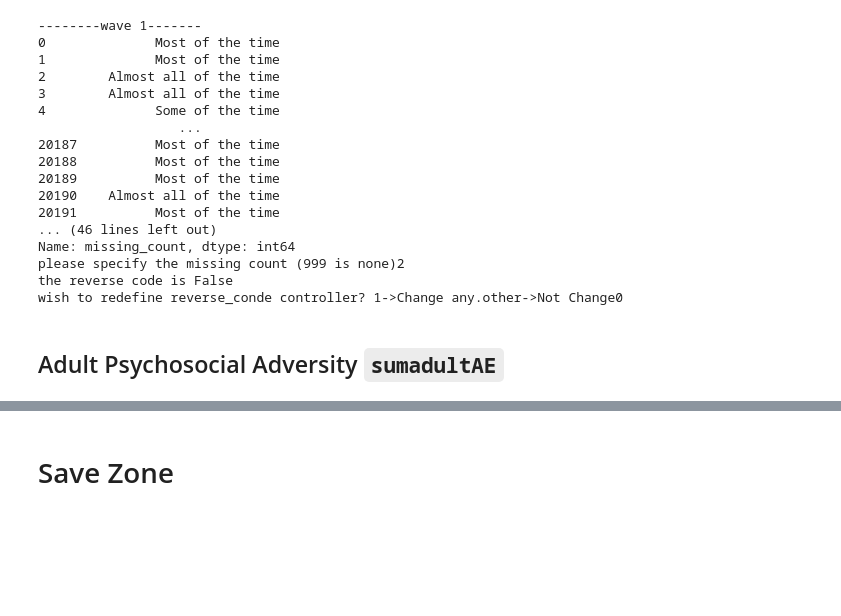
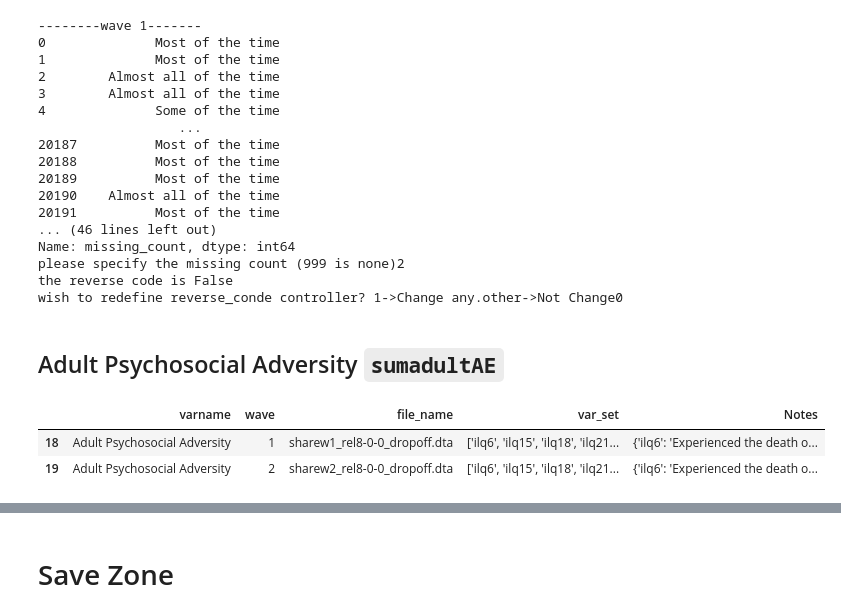
Before and after one commit to vallerrr/Mortality_prediction_cross_countries, a Jupyter notebook: data_preprocess_src/SHARE_Recode.ipynb, the cells around one changed output, grey strips where cells are left out. Drawn from its saved outputs; the diff is of its cells as text; code cells hidden in the pictures; blank space fills up the shorter version.

```diff
--- a/data_preprocess_src/SHARE_Recode.ipynb
+++ b/data_preprocess_src/SHARE_Recode.ipynb
@@ -3629,6 +3643,10 @@ raw_multi_response_procedure(sliced_data,file_name,latest_wave,row)
 # %% [markdown]
 ## Adult Psychosocial Adversity `sumadultAE`
 # %%
-varname_in_raw_recoder= ''
+varname_in_raw_recoder= 'Adult Psychosocial Adversity'
 record = df_vars_found_in_raw.loc[df_vars_found_in_raw['varname']==varname_in_raw_recoder,]
 record
+# %% [output]
+|  | varname | wave | file_name | var_set | Notes |
+| 18 | Adult Psychosocial Adversity | 1 | sharew1_rel8-0-0_dropoff.dta | ['ilq6', 'ilq15', 'ilq18', 'ilq21... | {'ilq6': 'Experienced the death o... |
+| 19 | Adult Psychosocial Adversity | 2 | sharew2_rel8-0-0_dropoff.dta | ['ilq6', 'ilq15', 'ilq18', 'ilq21... | {'ilq6': 'Experienced the death o... |
```
Also changed, not shown: parts of 45 cells of this notebook, 7 other files.
